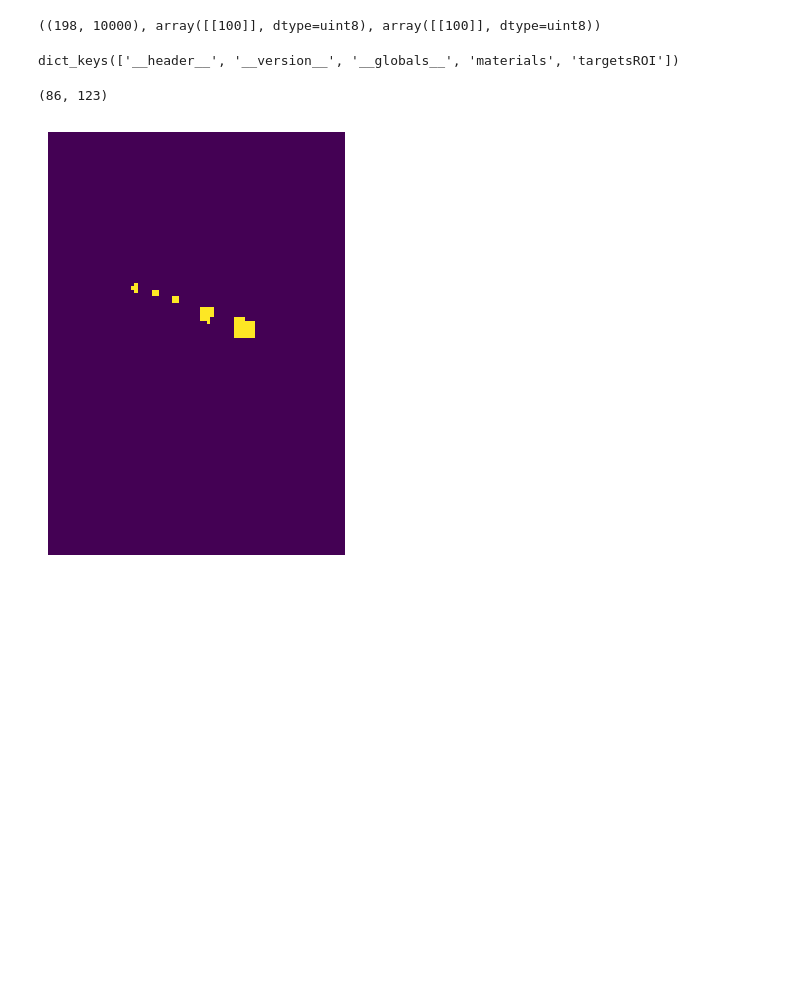
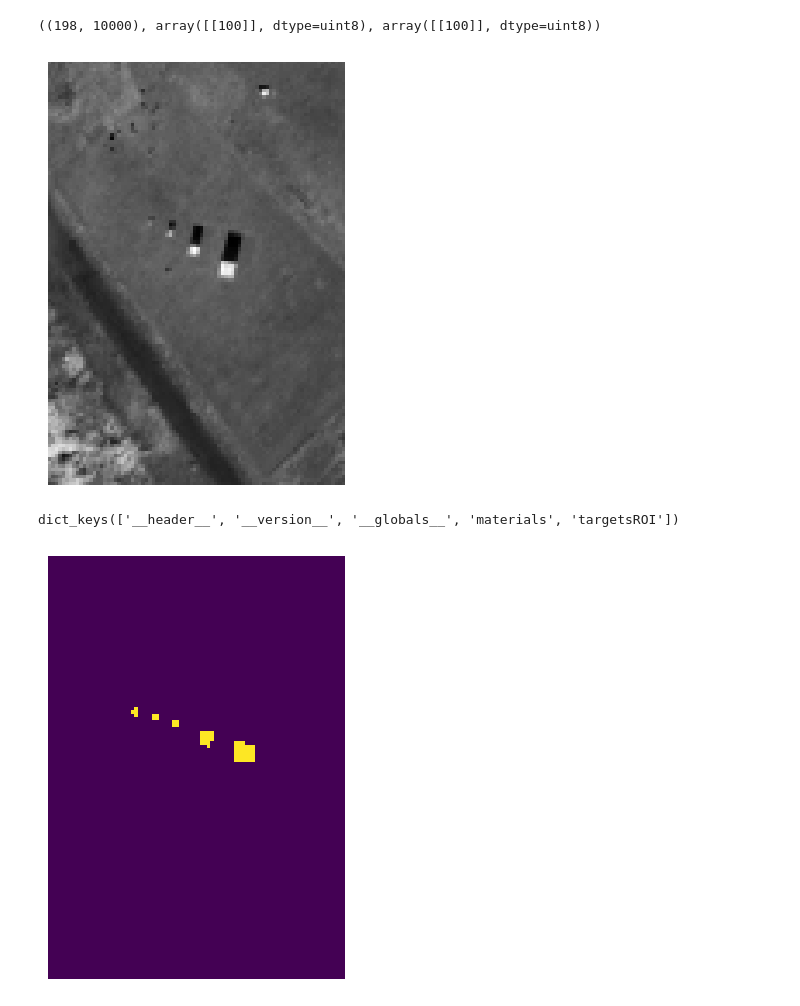
Before and after one commit to SolidusAbi/CLHU, a Jupyter notebook: notebooks/DLR_HySU.ipynb, the cells around one changed output. Drawn from its saved outputs; the diff is of its cells as text; code cells hidden in the pictures; blank space fills up the shorter version.

```diff
--- a/notebooks/DLR_HySU.ipynb
+++ b/notebooks/DLR_HySU.ipynb
@@ -167,7 +198,7 @@ data_jr['Y'].shape, data_jr['nRow'], data_jr['nCol']
 # %% [output]
 ((198, 10000), array([[100]], dtype=uint8), array([[100]], dtype=uint8))
 # %%
-DLR_HySU_PATH = '/home/abian/Data/Dataset/HSI/DLR_HySU/DLR_HySU/Matlab/'
+DLR_HySU_PATH = '/home/abian/Data/Dataset/HSI/DLR_HySU/Matlab/'
 
 data = sio.loadmat(os.path.join(DLR_HySU_PATH, 'full.mat'))
 data['X'].shape
@@ -185,10 +216,18 @@ sio.savemat(os.path.join(DLR_HySU_PATH, 'full.mat'), my_data)
+# %%
+test = sio.loadmat(os.path.join(DLR_HySU_PATH, 'dlr_hysu_R135.mat'))
+test
+
+n_row, n_col, n_band = test['nRow'].item(), test['nCol'].item(), test['nBand'].item()
+plt.imshow(test['Y'].T.reshape(n_row, n_col, n_band)[:,:,100].T, cmap='gray')
+plt.axis('off')
+plt.show()
+# %% [output]
+[figure, added]
 # %%
 masks = sio.loadmat(os.path.join(DLR_HySU_PATH, 'masks.mat'))
 print(masks.keys())
-masks['targetsROI'].shape
 # %% [output]
 dict_keys(['__header__', '__version__', '__globals__', 'materials', 'targetsROI'])
-(86, 123)
 # %%
 plt.imshow(masks['materials'][:,:,2].T, cmap='viridis')
 plt.axis('off')
```
Also changed, not shown: parts of 29 cells of this notebook, 7 other files.
